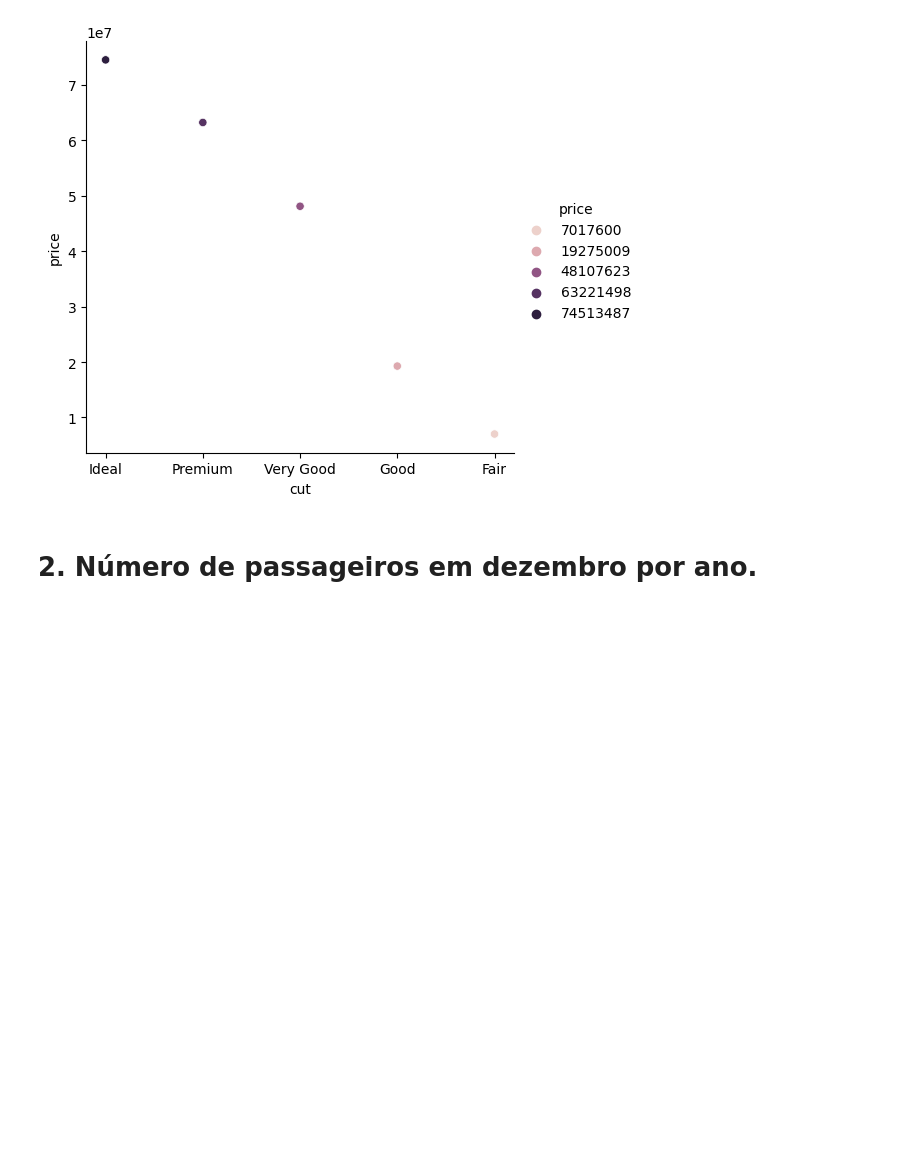
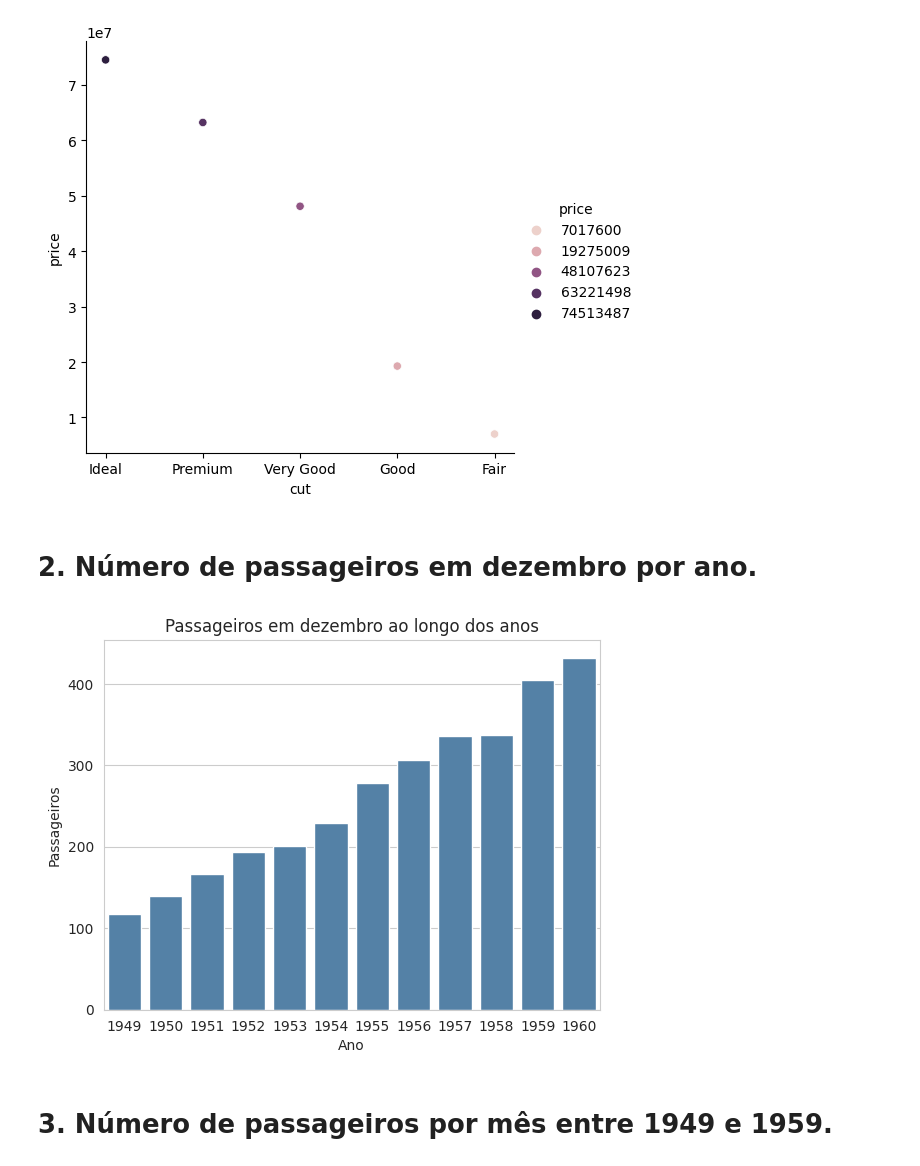
Before and after one commit to freirefellipe/ebac, a Jupyter notebook: MOD14-resolvido.ipynb, the cells around one changed output. Cells and saved outputs as stored; diff of their text form; code cells hidden in the pictures; blank space fills up the shorter version.

```diff
--- a/MOD14-resolvido.ipynb
+++ b/MOD14-resolvido.ipynb
@@ -8,5 +7,5 @@ import pandas
 # %%
 seaborn.get_dataset_names()
 # %%
-diamonds = seaborn.load_dataset('diamonds')
+diamonds_ds = seaborn.load_dataset('diamonds')
 # %%
@@ -43,3 +42,15 @@ diamonds_graphic = seaborn.relplot(data=diamonds_cut_price, x='cut', y='price',
 [figure]
 # %% [markdown]
 # 2. Número de passageiros em dezembro por ano.
+# %%
+import seaborn
+flights_ds = seaborn.load_dataset('flights')
+flights_dec_ds = flights_ds.query('month == "Dec"')
+# %%
+with seaborn.axes_style('whitegrid'):
+
+  flights_dec_graphic = seaborn.barplot(data=flights_dec_ds, x='year', y='passengers', color='steelblue')
+  flights_dec_graphic.set(title='Passageiros em dezembro ao longo dos anos', xlabel='Ano', ylabel='Passageiros')
+  flights_dec_graphic.get_legend()
+# %% [output]
+[figure, added]
@@ -45,0 +61,2 @@ diamonds_graphic = seaborn.relplot(data=diamonds_cut_price, x='cut', y='price',
+# %% [markdown]
+# 3. Número de passageiros por mês entre 1949 e 1959.
```
Also changed, not shown: parts of 11 cells of this notebook.
